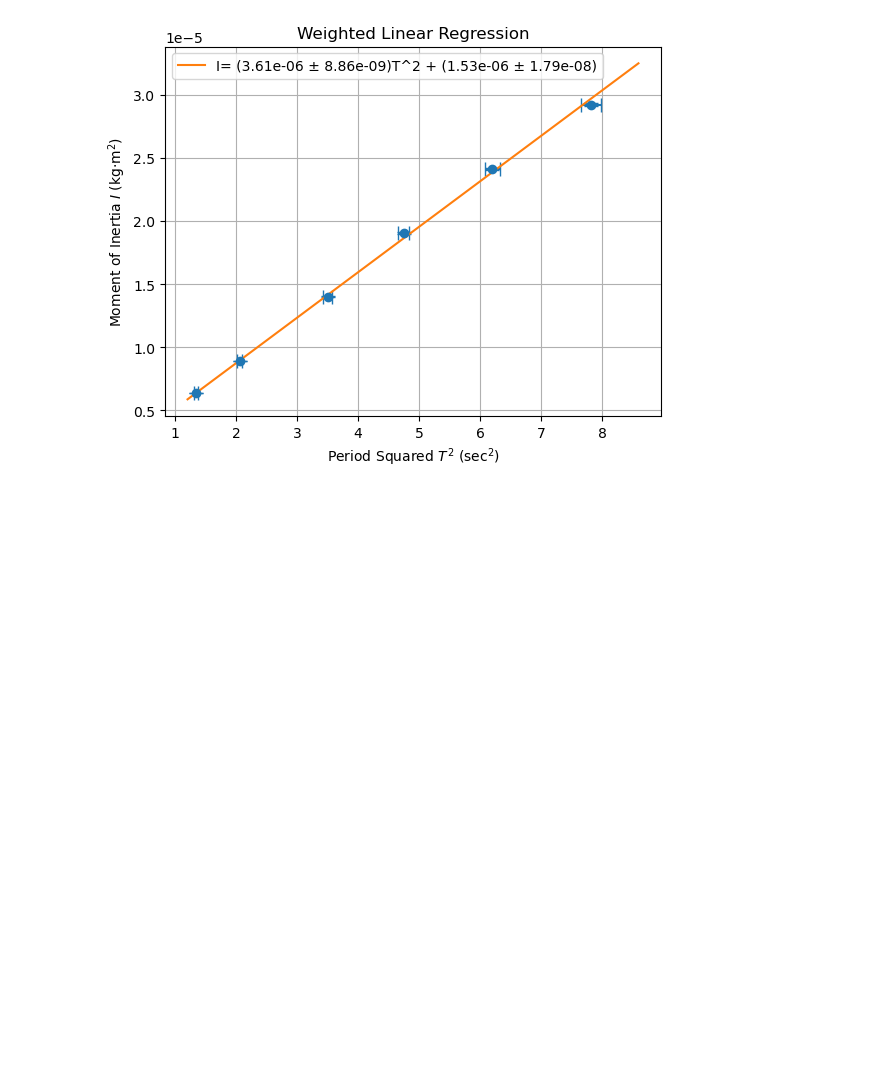
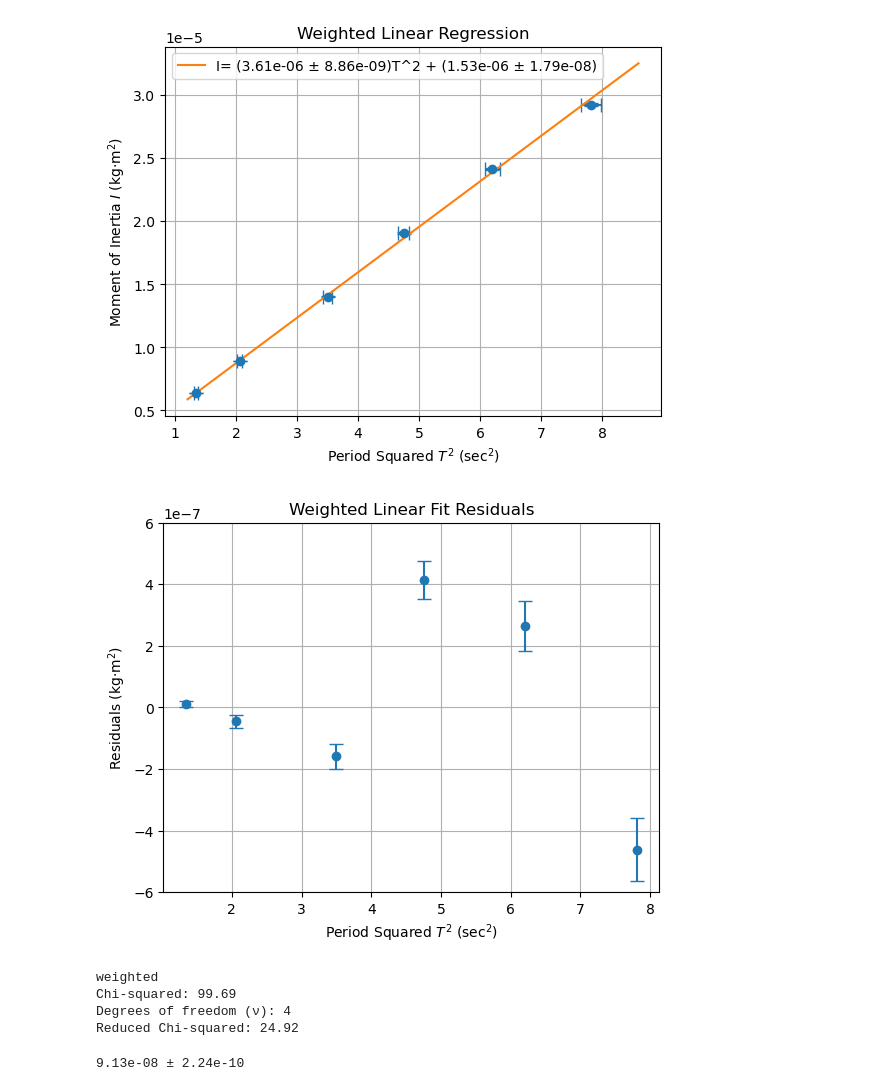
Before and after one commit to elixcabeth/physics-5bl, a Jupyter notebook: 5BL lab 06.ipynb, the cells around one changed output. Saved outputs shown, nothing was run; the diff lists cells and outputs as text; code cells hidden in the pictures; blank space fills up the shorter version.

```diff
--- a/5BL lab 06.ipynb
+++ b/5BL lab 06.ipynb
@@ -66,3 +96,37 @@ plt.show()
 Weighted fit slope: 3.61e-06 ± 8.86e-09 kg·m²/s²
 Weighted fit intercept: 1.53e-06 ± 1.79e-08 kg·m²
 [figure]
+# %%
+# residuals
+I_weighted_pred = linear(Tsquared, kappa, c)
+residuals = I - I_weighted_pred
+
+# plot
+plt.errorbar(Tsquared, residuals, yerr=alpha_I_prime, fmt='o', capsize=5)
+plt.ylim(-6e-7, 6e-7)
+plt.xlabel("Period Squared $T^2$ (sec$^2$)")
+plt.ylabel("Residuals (kg·m$^2$)")
+plt.title("Weighted Linear Fit Residuals")
+plt.grid(True)
+plt.show()
+# %% [output]
+[figure, added]
+# %%
+# chi squared analysis
+chi2 = np.sum((residuals / alpha_I_prime) ** 2)
+nu = len(I) - len(wparams)
+chi2_red = chi2 / nu
+
+print("weighted")
+print(f"Chi-squared: {chi2:.2f}")
+print(f"Degrees of freedom (ν): {nu}")
+print(f"Reduced Chi-squared: {chi2_red:.2f}")
+# %% [output]
+weighted
+Chi-squared: 99.69
+Degrees of freedom (ν): 4
+Reduced Chi-squared: 24.92
+# %%
+print(f"{(kappa/(4*np.pi**2)):.2e} ± {kappa_err/(4*np.pi**2):.2e}")
+# %% [output]
+9.13e-08 ± 2.24e-10
```
Also changed, not shown: parts of 2 cells of this notebook.
